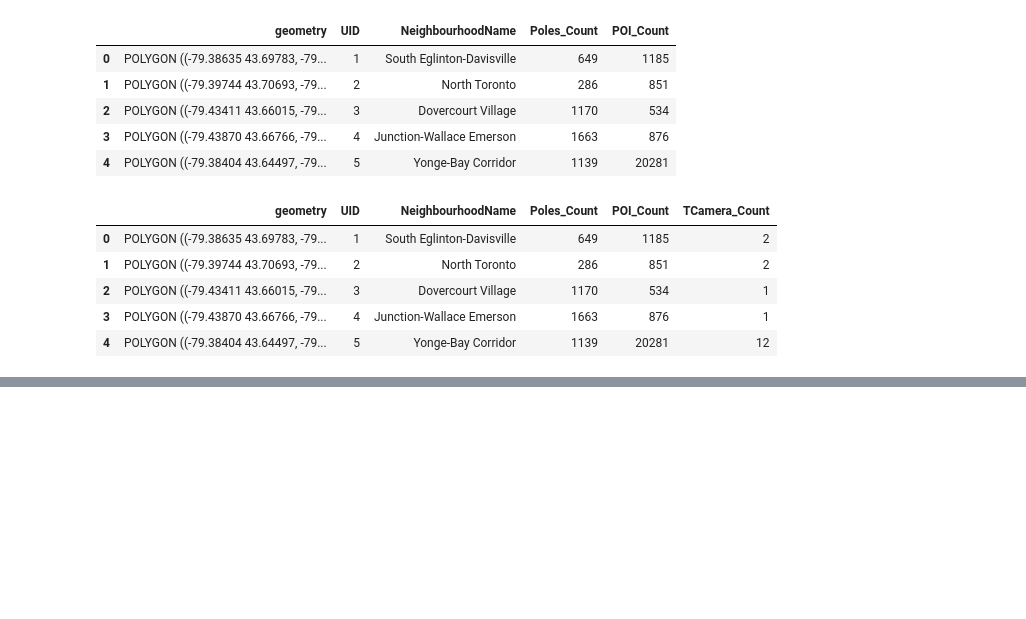
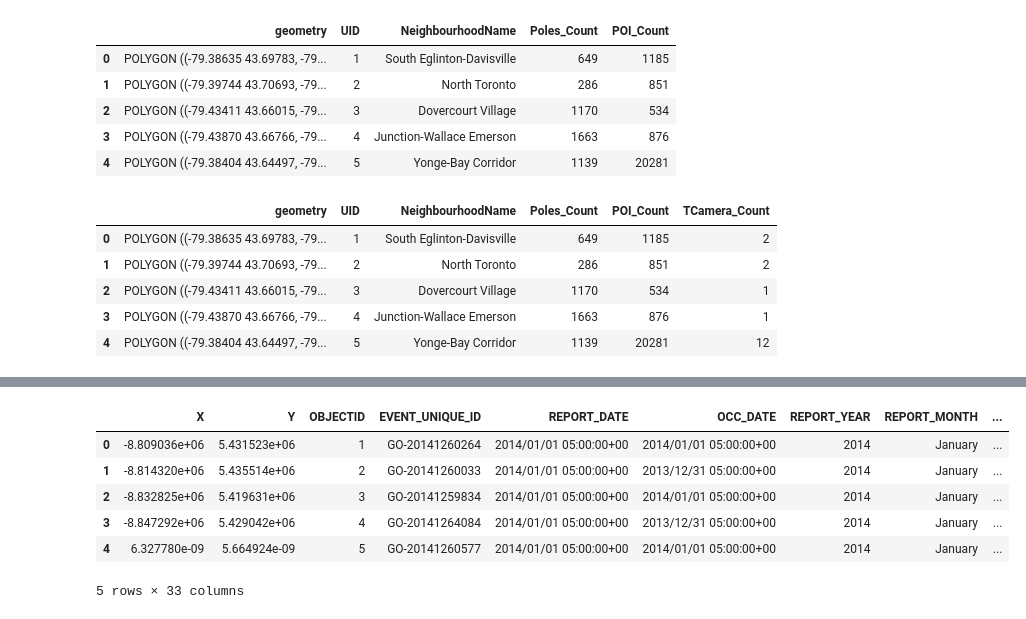
Before and after one commit to rentruong/ENGO645_TorontoCrimeAnalysis, a Jupyter notebook: TorontoCrimeAnalysis.ipynb, the cells around one changed output, grey strips where cells are left out. Saved outputs shown, nothing was run; the diff lists cells and outputs as text; code cells hidden in the pictures; blank space fills up the shorter version.

```diff
--- a/TorontoCrimeAnalysis.ipynb
+++ b/TorontoCrimeAnalysis.ipynb
@@ -163,0 +400,10 @@ neighborhoods_gdf.head()
+# %%
+# Load the CSV file
+MajorCrime_file = os.path.join(folder_path, "MajorCrimeIndicators.csv")
+MajorCrime_data = pd.read_csv(MajorCrime_file)
+
+# List all fields in the file
+fields_in_file = MajorCrime_data.columns.tolist()
+
+# Display the list of fields
+print(fields_in_file)
@@ -163,0 +430,10 @@ neighborhoods_gdf.head()
+# %%
+# Load the ClimateData_Hourly.csv file
+ClimateData_file = os.path.join(folder_path, "ClimateData_Hourly.csv")
+ClimateData_data = pd.read_csv(ClimateData_file)
+
+# List all fields in the file
+fields_in_file = ClimateData_data.columns.tolist()
+
+# Display the list of fields
+print(fields_in_file)
@@ -163,0 +442,6 @@ neighborhoods_gdf.head()
+# %%
+# Keep only the 'UTC_DATE_FORMATTED' and 'TEMP' fields
+ClimateData_data = ClimateData_data[['UTC_DATE_FORMATTED', 'TEMP']]
+
+# Display the updated DataFrame
+ClimateData_data.head()
@@ -163,0 +455,6 @@ neighborhoods_gdf.head()
+# %%
+# Replace all '/' with '-' in the 'TEMP' field
+ClimateData_data['TEMP'] = ClimateData_data['TEMP'].str.replace('/', '-')
+
+# Display the updated DataFrame
+ClimateData_data.head()
@@ -163,0 +468,14 @@ neighborhoods_gdf.head()
+# %%
+# Merge the climate data with the crime data based on the date columns
+MajorCrime_data = pd.merge(MajorCrime_data, ClimateData_data, left_on='OCC_DATE', right_on='UTC_DATE_FORMATTED', how='left')
+
+# Display the merged data
+MajorCrime_data.head()
+# %% [output]
+|  | X | Y | OBJECTID | EVENT_UNIQUE_ID | REPORT_DATE | OCC_DATE | REPORT_YEAR | REPORT_MONTH | ... |
+| 0 | -8.809036e+06 | 5.431523e+06 | 1 | GO-20141260264 | 2014/01/01 05:00:00+00 | 2014/01/01 05:00:00+00 | 2014 | January | ... |
+| 1 | -8.814320e+06 | 5.435514e+06 | 2 | GO-20141260033 | 2014/01/01 05:00:00+00 | 2013/12/31 05:00:00+00 | 2014 | January | ... |
+| 2 | -8.832825e+06 | 5.419631e+06 | 3 | GO-20141259834 | 2014/01/01 05:00:00+00 | 2014/01/01 05:00:00+00 | 2014 | January | ... |
+| 3 | -8.847292e+06 | 5.429042e+06 | 4 | GO-20141264084 | 2014/01/01 05:00:00+00 | 2013/12/31 05:00:00+00 | 2014 | January | ... |
+| 4 | 6.327780e-09 | 5.664924e-09 | 5 | GO-20141260577 | 2014/01/01 05:00:00+00 | 2014/01/01 05:00:00+00 | 2014 | January | ... |
+5 rows × 33 columns
```
Also changed, not shown: parts of 32 cells of this notebook.
